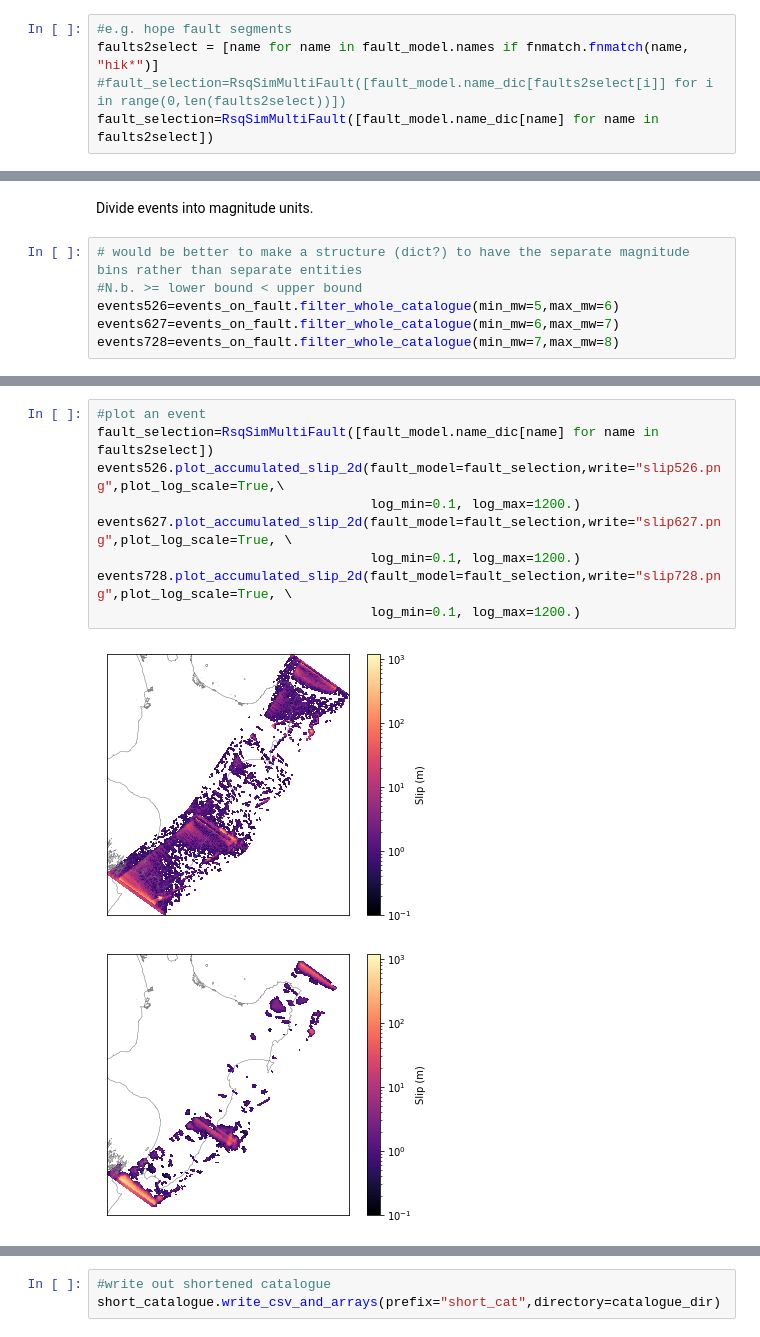
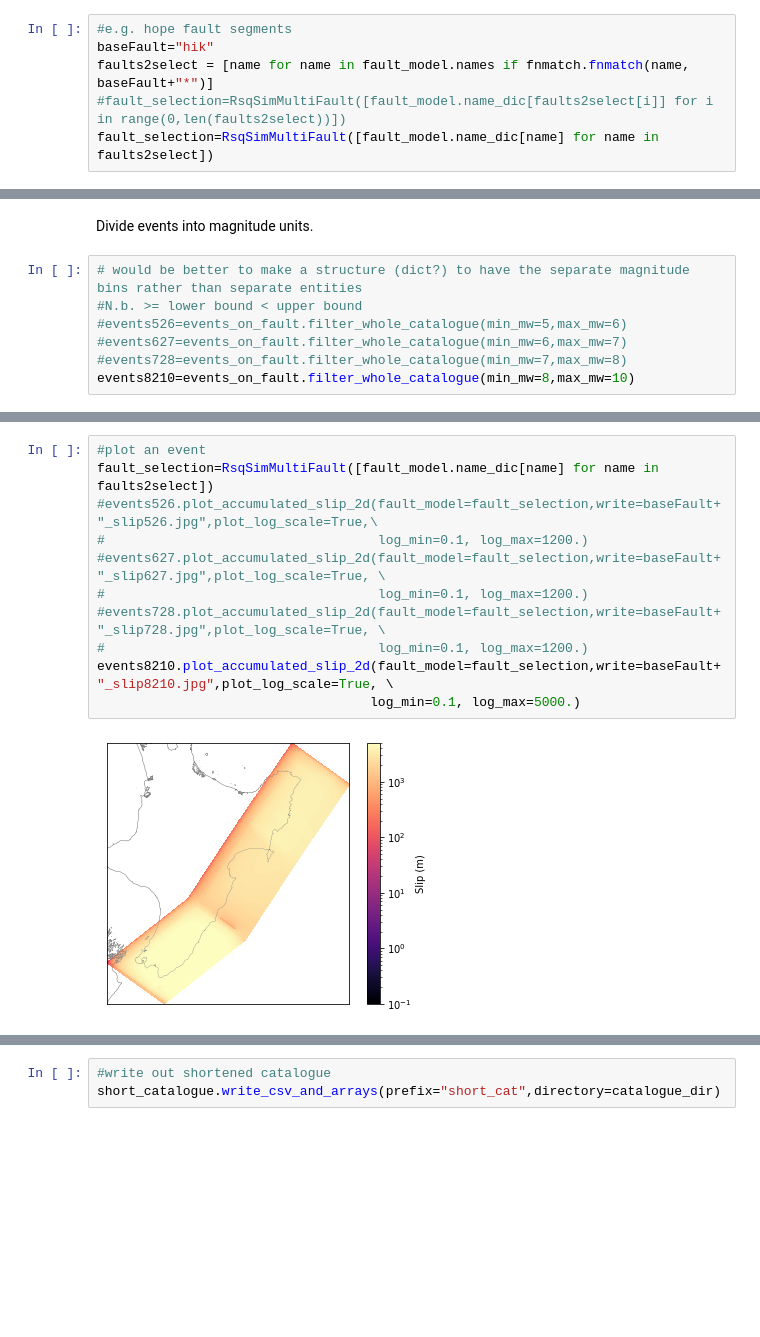
Before and after one commit to uc-eqgeo/rsqsim-python-tools, a Jupyter notebook: examples/rsqsim_api/visualization/plot_slip_by_mag.ipynb, the cells around one changed output, grey strips where cells are left out. Cells and saved outputs as stored; diff of their text form; blank space fills up the shorter version.

```diff
--- a/examples/rsqsim_api/visualization/plot_slip_by_mag.ipynb
+++ b/examples/rsqsim_api/visualization/plot_slip_by_mag.ipynb
@@ -28,7 +28,8 @@ short_catalogue=whole_catalogue.filter_whole_catalogue(min_t0=1e12)
 Identify faults of interest and select events rupturing these faults.
 # %%
 #e.g. hope fault segments
-faults2select = [name for name in fault_model.names if fnmatch.fnmatch(name, "hik*")]
+baseFault="hik"
+faults2select = [name for name in fault_model.names if fnmatch.fnmatch(name, baseFault+"*")]
 #fault_selection=RsqSimMultiFault([fault_model.name_dic[faults2select[i]] for i in range(0,len(faults2select))])
 fault_selection=RsqSimMultiFault([fault_model.name_dic[name] for name in faults2select])
 # %% [markdown]
@@ -40,8 +41,9 @@ Divide events into magnitude units.
 # %%
 # would be better to make a structure (dict?) to have the separate magnitude bins rather than separate entities
 #N.b. >= lower bound < upper bound
-events526=events_on_fault.filter_whole_catalogue(min_mw=5,max_mw=6)
-events627=events_on_fault.filter_whole_catalogue(min_mw=6,max_mw=7)
-events728=events_on_fault.filter_whole_catalogue(min_mw=7,max_mw=8)
+#events526=events_on_fault.filter_whole_catalogue(min_mw=5,max_mw=6)
+#events627=events_on_fault.filter_whole_catalogue(min_mw=6,max_mw=7)
+#events728=events_on_fault.filter_whole_catalogue(min_mw=7,max_mw=8)
+events8210=events_on_fault.filter_whole_catalogue(min_mw=8,max_mw=10)
 # %%
 # find slip on same patches + add up in each magnitude bin
@@ -54,12 +57,13 @@ for evlist in events526,events627,events728:
 # %%
 #plot an event
 fault_selection=RsqSimMultiFault([fault_model.name_dic[name] for name in faults2select])
-events526.plot_accumulated_slip_2d(fault_model=fault_selection,write="slip526.png",plot_log_scale=True,\
-                                   log_min=0.1, log_max=1200.)
-events627.plot_accumulated_slip_2d(fault_model=fault_selection,write="slip627.png",plot_log_scale=True, \
-                                   log_min=0.1, log_max=1200.)
-events728.plot_accumulated_slip_2d(fault_model=fault_selection,write="slip728.png",plot_log_scale=True, \
-                                   log_min=0.1, log_max=1200.)
+#events526.plot_accumulated_slip_2d(fault_model=fault_selection,write=baseFault+"_slip526.jpg",plot_log_scale=True,\
+#                                   log_min=0.1, log_max=1200.)
+#events627.plot_accumulated_slip_2d(fault_model=fault_selection,write=baseFault+"_slip627.jpg",plot_log_scale=True, \
+#                                   log_min=0.1, log_max=1200.)
+#events728.plot_accumulated_slip_2d(fault_model=fault_selection,write=baseFault+"_slip728.jpg",plot_log_scale=True, \
+#                                   log_min=0.1, log_max=1200.)
+events8210.plot_accumulated_slip_2d(fault_model=fault_selection,write=baseFault+"_slip8210.jpg",plot_log_scale=True, \
+                                   log_min=0.1, log_max=5000.)
 # %% [output]
-[figure, old version]
+[figure, new version]
-[figure, removed]
```
Also changed, not shown: parts of 2 cells of this notebook, 8 other files.
